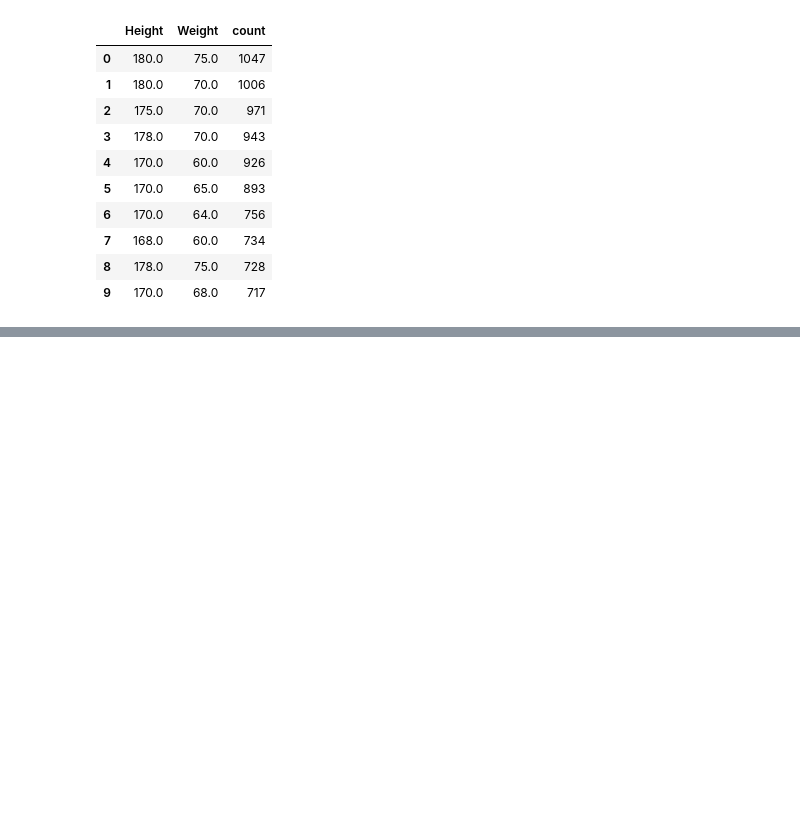
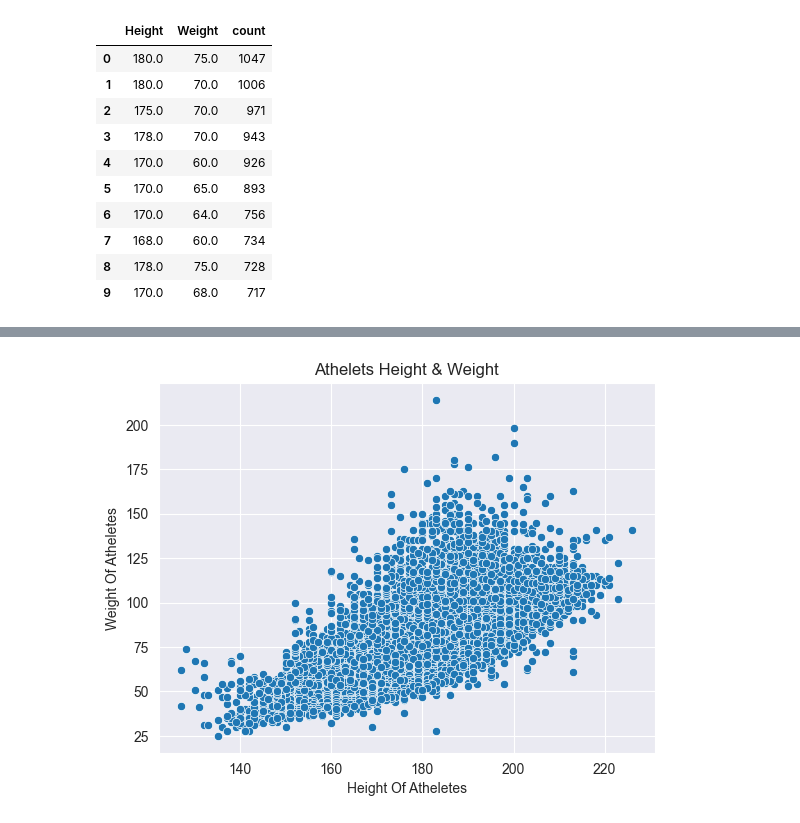
Before and after one commit to Dani-8/120Years-Of-Olympics-Data-Analysis, a Jupyter notebook: 120 Years Of Olympic.ipynb, the cells around one changed output, grey strips where cells are left out. Saved outputs shown, nothing was run; the diff lists cells and outputs as text; code cells hidden in the pictures; blank space fills up the shorter version.

```diff
--- a/120 Years Of Olympic.ipynb
+++ b/120 Years Of Olympic.ipynb
@@ -100,0 +112,9 @@ plt.show()
+# %%
+sns.scatterplot(data=height_and_weight, x="Height", y="Weight")
+sns.set_style("darkgrid")
+plt.title("Athelets Height & Weight")
+plt.xlabel("Height Of Atheletes")
+plt.ylabel("Weight Of Atheletes")
+plt.show()
+# %% [output]
+[figure, added]
```
Also changed, not shown: parts of 4 cells of this notebook.
